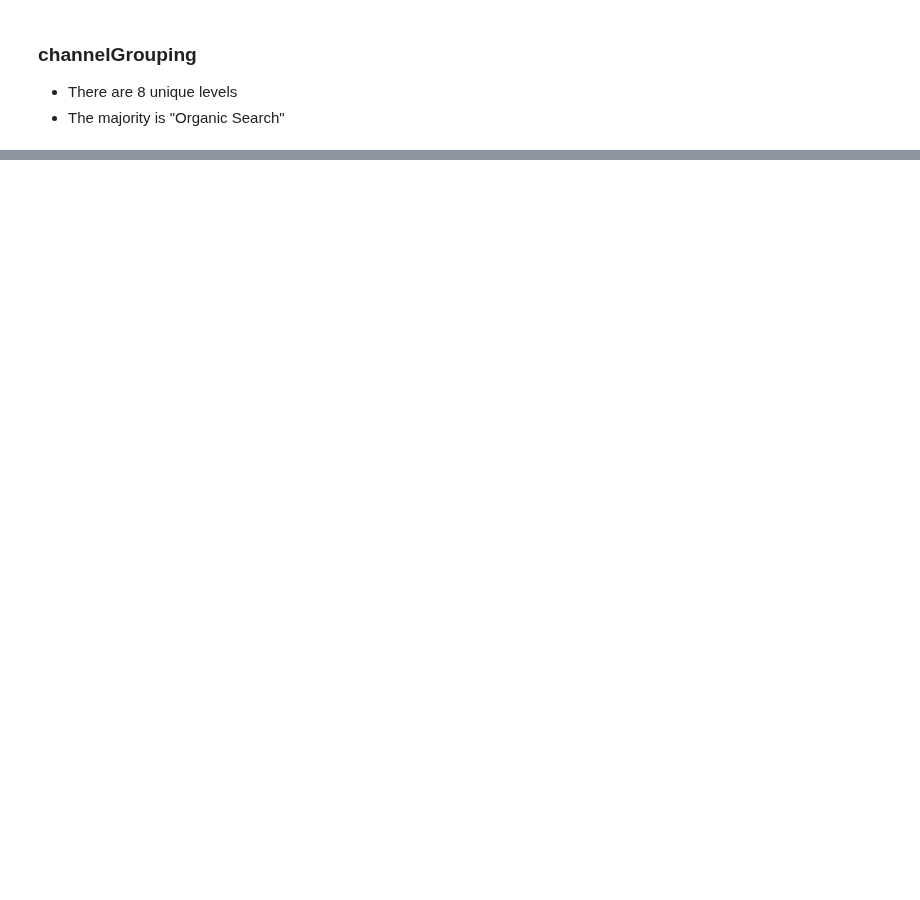
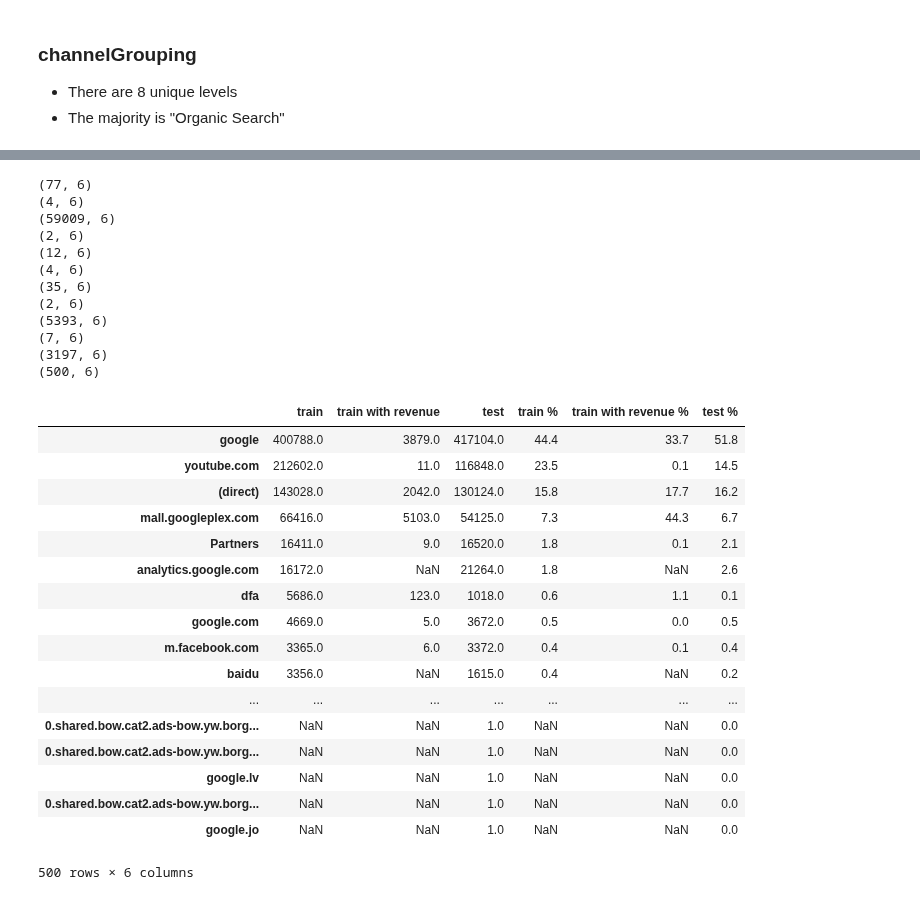
Before and after one commit to aunz/ds, a Jupyter notebook: GA_customer_revenue.ipynb, the cells around one changed output, grey strips where cells are left out. Drawn from its saved outputs; the diff is of its cells as text; code cells hidden in the pictures; blank space fills up the shorter version.

```diff
--- a/GA_customer_revenue.ipynb
+++ b/GA_customer_revenue.ipynb
@@ -70,14 +80,14 @@ for i in df_train.columns[df_train.nunique(dropna=False) == 1].tolist() + df_tes
 # %%
-def count(var):
+def count(var, p=True):
     tmp = pd.concat([
-        df_train[var].value_counts(),
-        df_train[df_train['totals.transactionRevenue'] > 0][var].value_counts(),
-        df_test[var].value_counts(),
+        df_train[var].value_counts(dropna=False),
+        df_train[df_train['totals.transactionRevenue'] > 0][var].value_counts(dropna=False),
+        df_test[var].value_counts(dropna=False),
     ], keys=['train', 'train with revenue', 'test'], axis=1, sort=False)
     tmp['train %'] = np.round(tmp['train'] / tmp['train'].sum() * 100, 1)
     tmp['train with revenue %'] = np.round(tmp['train with revenue'] / tmp['train with revenue'].sum() * 100, 1)
     tmp['test %'] = np.round(tmp['test'] / tmp['test'].sum() * 100, 1)
-    print(tmp.shape)
+    if p: print(tmp.shape)
     return(tmp)
 # %% [markdown]
 ### channelGrouping
@@ -87,0 +170,44 @@ count('channelGrouping')
+# %%
+count('trafficSource.adContent')
+count('trafficSource.adwordsClickInfo.adNetworkType')
+count('trafficSource.adwordsClickInfo.gclId')
+count('trafficSource.adwordsClickInfo.isVideoAd')
+count('trafficSource.adwordsClickInfo.page')
+count('trafficSource.adwordsClickInfo.slot')
+count('trafficSource.campaign')
+count('trafficSource.isTrueDirect')
+count('trafficSource.keyword')
+count('trafficSource.medium')
+count('trafficSource.referralPath')
+count('trafficSource.source')
+# %% [output]
+(77, 6)
+(4, 6)
+(59009, 6)
+(2, 6)
+(12, 6)
+(4, 6)
+(35, 6)
+(2, 6)
+(5393, 6)
+(7, 6)
+(3197, 6)
+(500, 6)
+|  | train | train with revenue | test | train % | train with revenue % | test % |
+| google | 400788.0 | 3879.0 | 417104.0 | 44.4 | 33.7 | 51.8 |
+| youtube.com | 212602.0 | 11.0 | 116848.0 | 23.5 | 0.1 | 14.5 |
+| (direct) | 143028.0 | 2042.0 | 130124.0 | 15.8 | 17.7 | 16.2 |
+| mall.googleplex.com | 66416.0 | 5103.0 | 54125.0 | 7.3 | 44.3 | 6.7 |
+| Partners | 16411.0 | 9.0 | 16520.0 | 1.8 | 0.1 | 2.1 |
+| analytics.google.com | 16172.0 | NaN | 21264.0 | 1.8 | NaN | 2.6 |
+| dfa | 5686.0 | 123.0 | 1018.0 | 0.6 | 1.1 | 0.1 |
+| google.com | 4669.0 | 5.0 | 3672.0 | 0.5 | 0.0 | 0.5 |
+| m.facebook.com | 3365.0 | 6.0 | 3372.0 | 0.4 | 0.1 | 0.4 |
+| baidu | 3356.0 | NaN | 1615.0 | 0.4 | NaN | 0.2 |
+| ... | ... | ... | ... | ... | ... | ... |
+| 0.shared.bow.cat2.ads-bow.yw.borg... | NaN | NaN | 1.0 | NaN | NaN | 0.0 |
+| 0.shared.bow.cat2.ads-bow.yw.borg... | NaN | NaN | 1.0 | NaN | NaN | 0.0 |
+| google.lv | NaN | NaN | 1.0 | NaN | NaN | 0.0 |
+| 0.shared.bow.cat2.ads-bow.yw.borg... | NaN | NaN | 1.0 | NaN | NaN | 0.0 |
+| google.jo | NaN | NaN | 1.0 | NaN | NaN | 0.0 |
+500 rows × 6 columns
```
Also changed, not shown: parts of 32 cells of this notebook.
